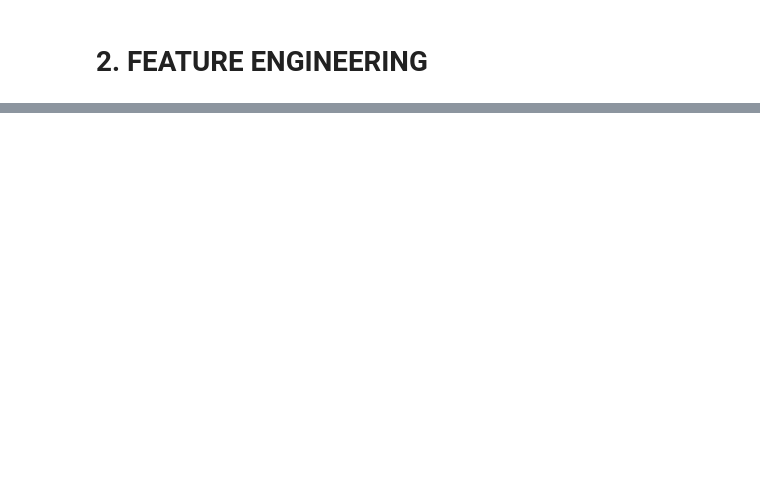
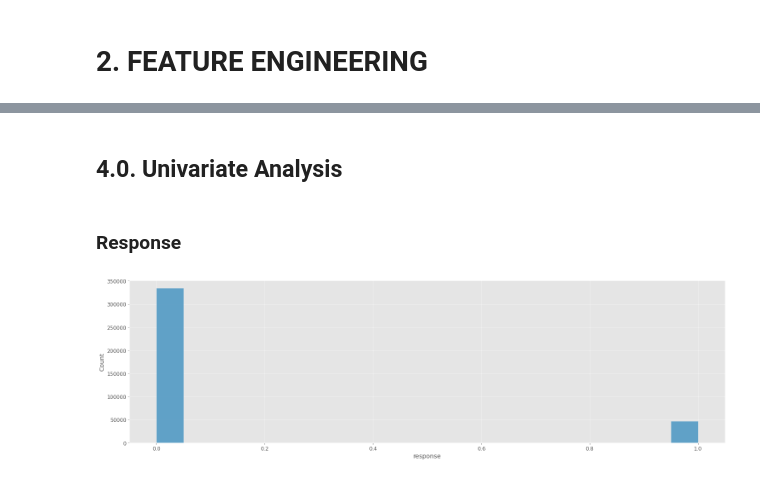
Before and after one commit to gdelimacarvalho/insurance_project, a Jupyter notebook: insurance_project.ipynb, the cells around one changed output, grey strips where cells are left out. Saved outputs shown, nothing was run; the diff lists cells and outputs as text; code cells hidden in the pictures; blank space fills up the shorter version.

```diff
--- a/insurance_project.ipynb
+++ b/insurance_project.ipynb
@@ -263,0 +278,2 @@ df2 = df1.copy()
+# %%
+df3 = df2.copy()
@@ -263,0 +284,10 @@ df2 = df1.copy()
+# %%
+df4 = df3.copy()
+# %% [markdown]
+## 4.0. Univariate Analysis
+# %% [markdown]
+### Response
+# %%
+sns.histplot(df4['response']);
+# %% [output]
+[figure, added]
```
Also changed, not shown: parts of 70 cells of this notebook.
